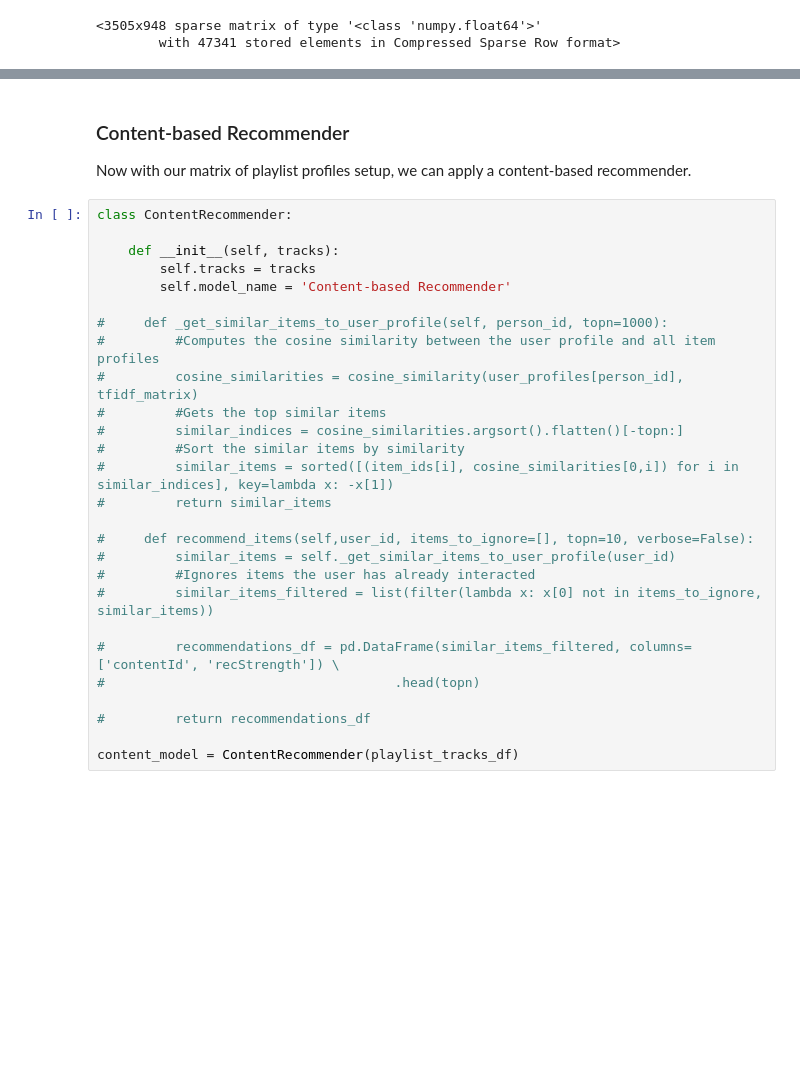
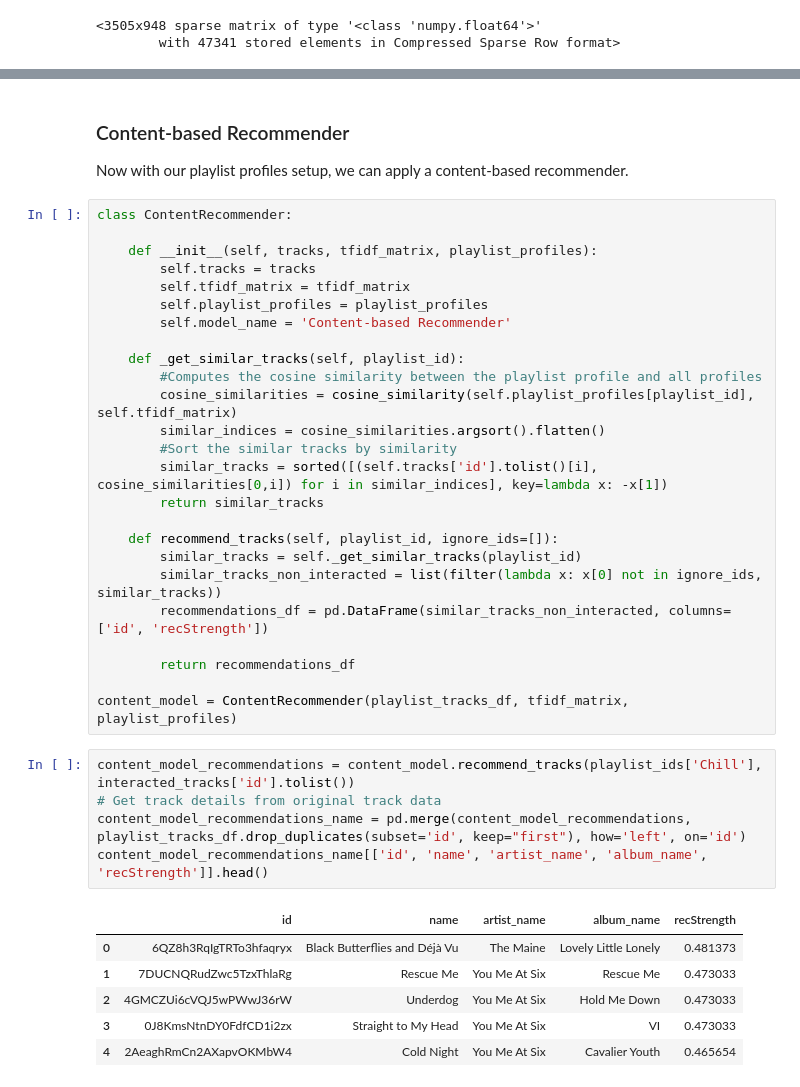
Before and after one commit to anthonyli358/spotify-recommender-systems, a Jupyter notebook: recommender_systems.ipynb, the cells around one changed output, grey strips where cells are left out. Cells and saved outputs as stored; diff of their text form; blank space fills up the shorter version.

```diff
--- a/recommender_systems.ipynb
+++ b/recommender_systems.ipynb
@@ -253,31 +286,41 @@ KeyError: '4hG2oTIaiIjSgemDp9bWc1'
 # %% [markdown]
 ### Content-based Recommender
 
-Now with our matrix of playlist profiles setup, we can apply a content-based recommender.
+Now with our playlist profiles setup, we can apply a content-based recommender.
 # %%
 class ContentRecommender:
 
-    def __init__(self, tracks):
+    def __init__(self, tracks, tfidf_matrix, playlist_profiles):
         self.tracks = tracks
+        self.tfidf_matrix = tfidf_matrix
+        self.playlist_profiles = playlist_profiles
         self.model_name = 'Content-based Recommender'
 
-#     def _get_similar_items_to_user_profile(self, person_id, topn=1000):
-#         #Computes the cosine similarity between the user profile and all item profiles
-#         cosine_similarities = cosine_similarity(user_profiles[person_id], tfidf_matrix)
-#         #Gets the top similar items
-#         similar_indices = cosine_similarities.argsort().flatten()[-topn:]
-#         #Sort the similar items by similarity
-#         similar_items = sorted([(item_ids[i], cosine_similarities[0,i]) for i in similar_indices], key=lambda x: -x[1])
-#         return similar_items
+    def _get_similar_tracks(self, playlist_id):
+        #Computes the cosine similarity between the playlist profile and all profiles
+        cosine_similarities = cosine_similarity(self.playlist_profiles[playlist_id], self.tfidf_matrix)
+        similar_indices = cosine_similarities.argsort().flatten()
+        #Sort the similar tracks by similarity
+        similar_tracks = sorted([(self.tracks['id'].tolist()[i], cosine_similarities[0,i]) for i in similar_indices], key=lambda x: -x[1])
+        return similar_tracks
 
-#     def recommend_items(self,user_id, items_to_ignore=[], topn=10, verbose=False):
-#         similar_items = self._get_similar_items_to_user_profile(user_id)
-#         #Ignores items the user has already interacted
-#         similar_items_filtered = list(filter(lambda x: x[0] not in items_to_ignore, similar_items))
+    def recommend_tracks(self, playlist_id, ignore_ids=[]):
+        similar_tracks = self._get_similar_tracks(playlist_id)
+        similar_tracks_non_interacted = list(filter(lambda x: x[0] not in ignore_ids, similar_tracks))
+        recommendations_df = pd.DataFrame(similar_tracks_non_interacted, columns=['id', 'recStrength'])
 
-#         recommendations_df = pd.DataFrame(similar_items_filtered, columns=['contentId', 'recStrength']) \
-#                                     .head(topn)
+        return recommendations_df
 
-#         return recommendations_df
-
-content_model = ContentRecommender(playlist_tracks_df)
+content_model = ContentRecommender(playlist_tracks_df, tfidf_matrix, playlist_profiles)
+# %%
+content_model_recommendations = content_model.recommend_tracks(playlist_ids['Chill'], interacted_tracks['id'].tolist())
+# Get track details from original track data
+content_model_recommendations_name = pd.merge(content_model_recommendations, playlist_tracks_df.drop_duplicates(subset='id', keep="first"), how='left', on='id')
+content_model_recommendations_name[['id', 'name', 'artist_name', 'album_name', 'recStrength']].head()
+# %% [output]
+|  | id | name | artist_name | album_name | recStrength |
+| 0 | 6QZ8h3RqIgTRTo3hfaqryx | Black Butterflies and Déjà Vu | The Maine | Lovely Little Lonely | 0.481373 |
+| 1 | 7DUCNQRudZwc5TzxThlaRg | Rescue Me | You Me At Six | Rescue Me | 0.473033 |
+| 2 | 4GMCZUi6cVQJ5wPWwJ36rW | Underdog | You Me At Six | Hold Me Down | 0.473033 |
+| 3 | 0J8KmsNtnDY0FdfCD1i2zx | Straight to My Head | You Me At Six | VI | 0.473033 |
+| 4 | 2AeaghRmCn2AXapvOKMbW4 | Cold Night | You Me At Six | Cavalier Youth | 0.465654 |
```
Also changed, not shown: parts of 28 cells of this notebook.
